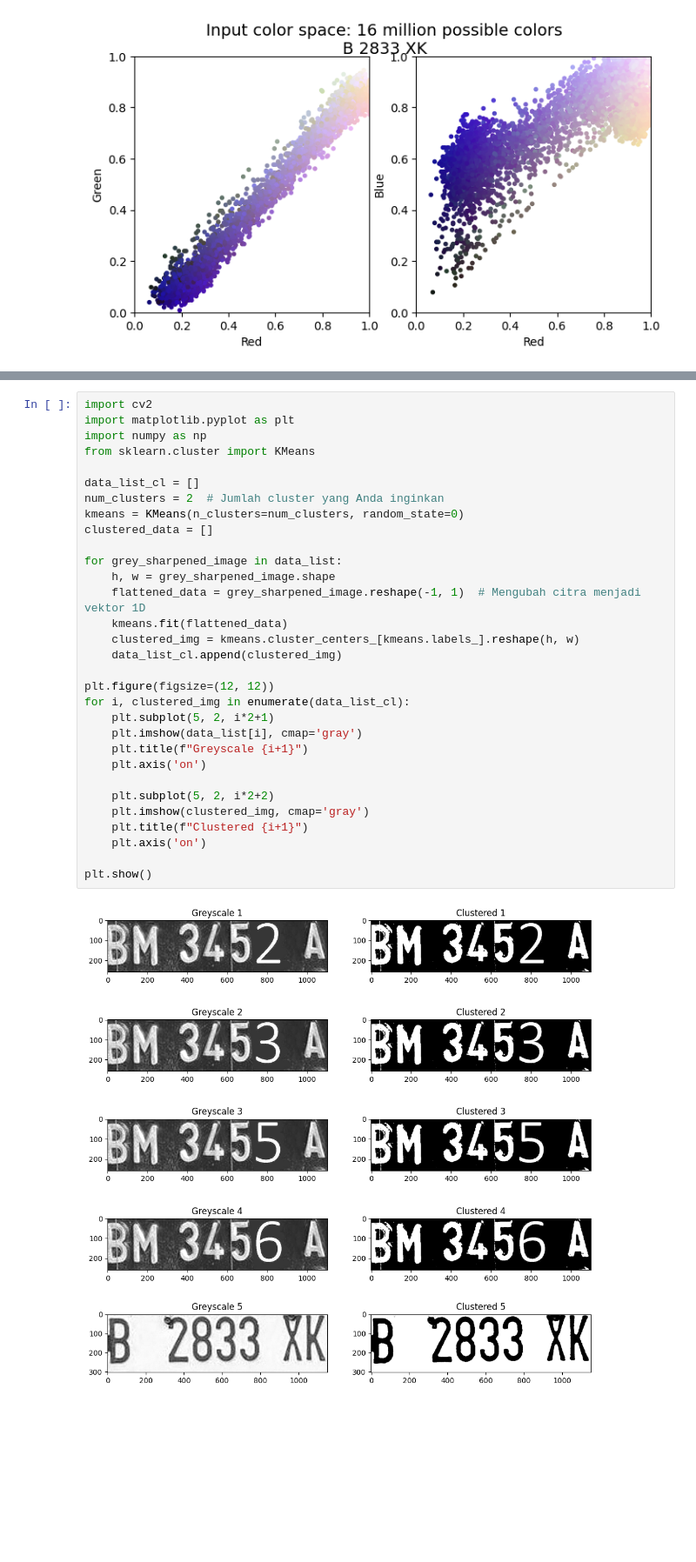
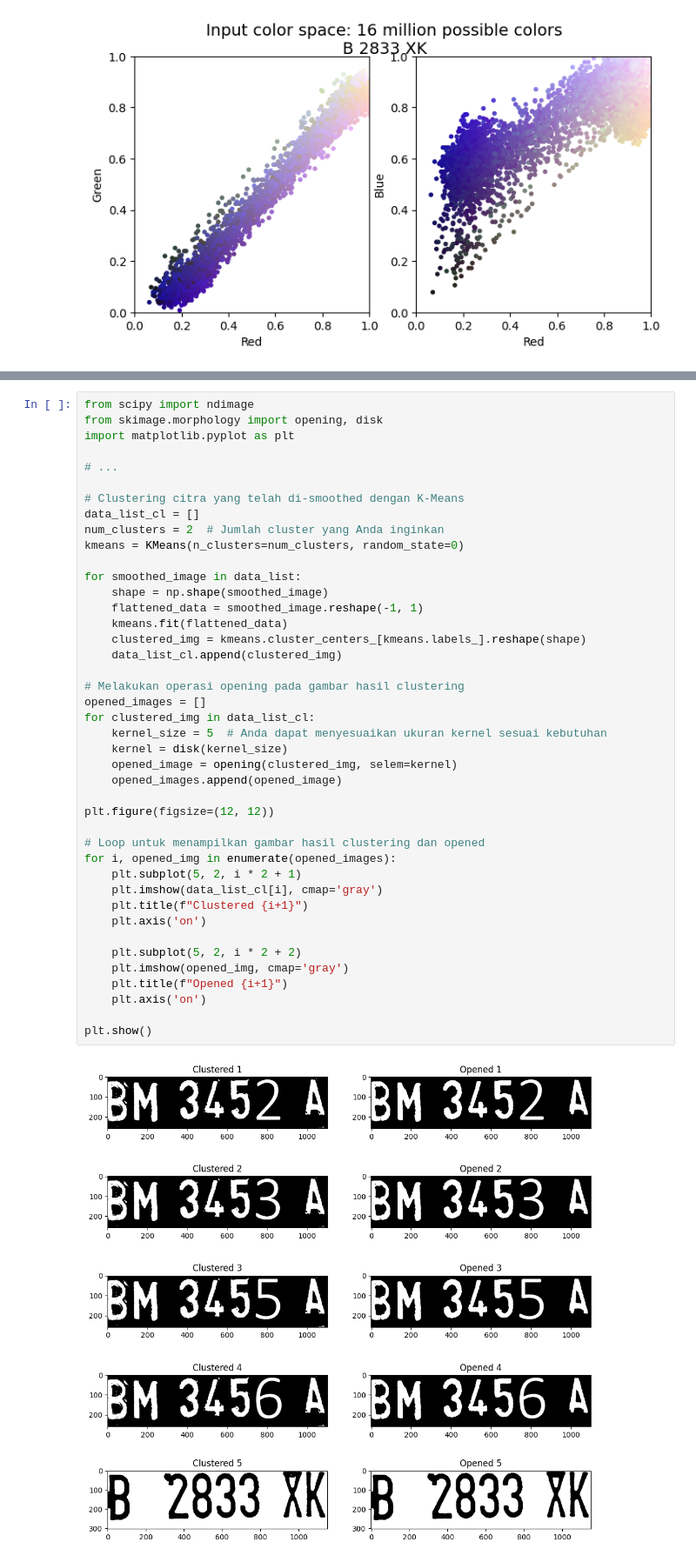
Before and after one commit to alvianfirdaus/Kelompok3_ML, a Jupyter notebook: UTS/Febrian Dani Rtg.ipynb, the cells around one changed output, grey strips where cells are left out. Shown at 87% size. Drawn from its saved outputs; the diff is of its cells as text; blank space fills up the shorter version.

```diff
--- a/UTS/Febrian Dani Rtg.ipynb
+++ b/UTS/Febrian Dani Rtg.ipynb
@@ -194,33 +207,44 @@ plt.show()
 # %%
-import cv2
+from scipy import ndimage
+from skimage.morphology import opening, disk
 import matplotlib.pyplot as plt
-import numpy as np
-from sklearn.cluster import KMeans
 
+# ...
+
+# Clustering citra yang telah di-smoothed dengan K-Means
 data_list_cl = []
 num_clusters = 2  # Jumlah cluster yang Anda inginkan
 kmeans = KMeans(n_clusters=num_clusters, random_state=0)
-clustered_data = []
 
-for grey_sharpened_image in data_list:
-    h, w = grey_sharpened_image.shape
-    flattened_data = grey_sharpened_image.reshape(-1, 1)  # Mengubah citra menjadi vektor 1D
+for smoothed_image in data_list:
+    shape = np.shape(smoothed_image)
+    flattened_data = smoothed_image.reshape(-1, 1)
     kmeans.fit(flattened_data)
-    clustered_img = kmeans.cluster_centers_[kmeans.labels_].reshape(h, w)
+    clustered_img = kmeans.cluster_centers_[kmeans.labels_].reshape(shape)
     data_list_cl.append(clustered_img)
 
+# Melakukan operasi opening pada gambar hasil clustering
+opened_images = []
+for clustered_img in data_list_cl:
+    kernel_size = 5  # Anda dapat menyesuaikan ukuran kernel sesuai kebutuhan
+    kernel = disk(kernel_size)
+    opened_image = opening(clustered_img, selem=kernel)
+    opened_images.append(opened_image)
+
 plt.figure(figsize=(12, 12))
-for i, clustered_img in enumerate(data_list_cl):
-    plt.subplot(5, 2, i*2+1)
-    plt.imshow(data_list[i], cmap='gray')
-    plt.title(f"Greyscale {i+1}")
-    plt.axis('on')
 
-    plt.subplot(5, 2, i*2+2)
-    plt.imshow(clustered_img, cmap='gray')
+# Loop untuk menampilkan gambar hasil clustering dan opened
+for i, opened_img in enumerate(opened_images):
+    plt.subplot(5, 2, i * 2 + 1)
+    plt.imshow(data_list_cl[i], cmap='gray')
     plt.title(f"Clustered {i+1}")
     plt.axis('on')
 
+    plt.subplot(5, 2, i * 2 + 2)
+    plt.imshow(opened_img, cmap='gray')
+    plt.title(f"Opened {i+1}")
+    plt.axis('on')
+
 plt.show()
 # %% [output]
-[figure, old version]
+[figure, new version]
```
Also changed, not shown: parts of 4 cells of this notebook.
